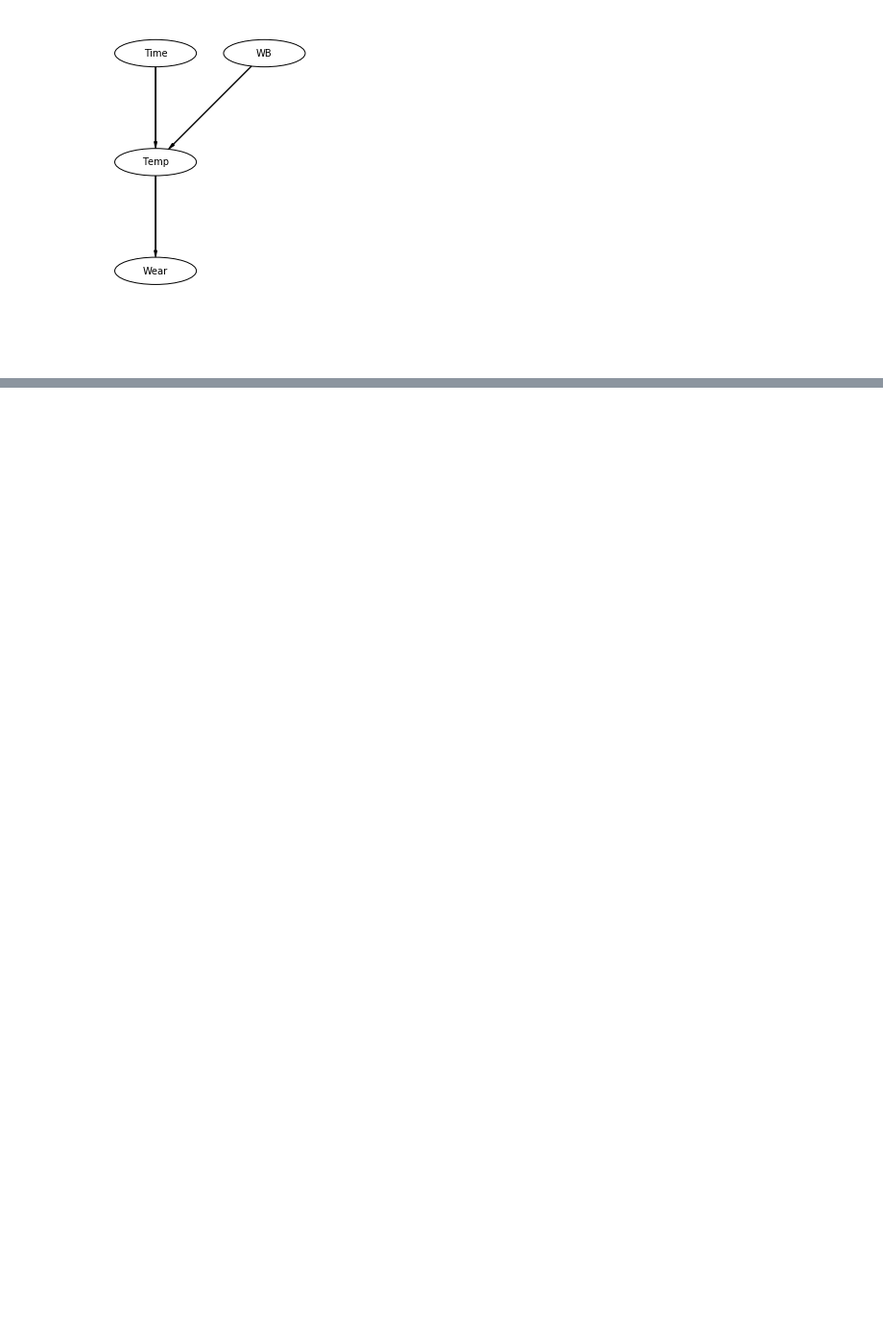
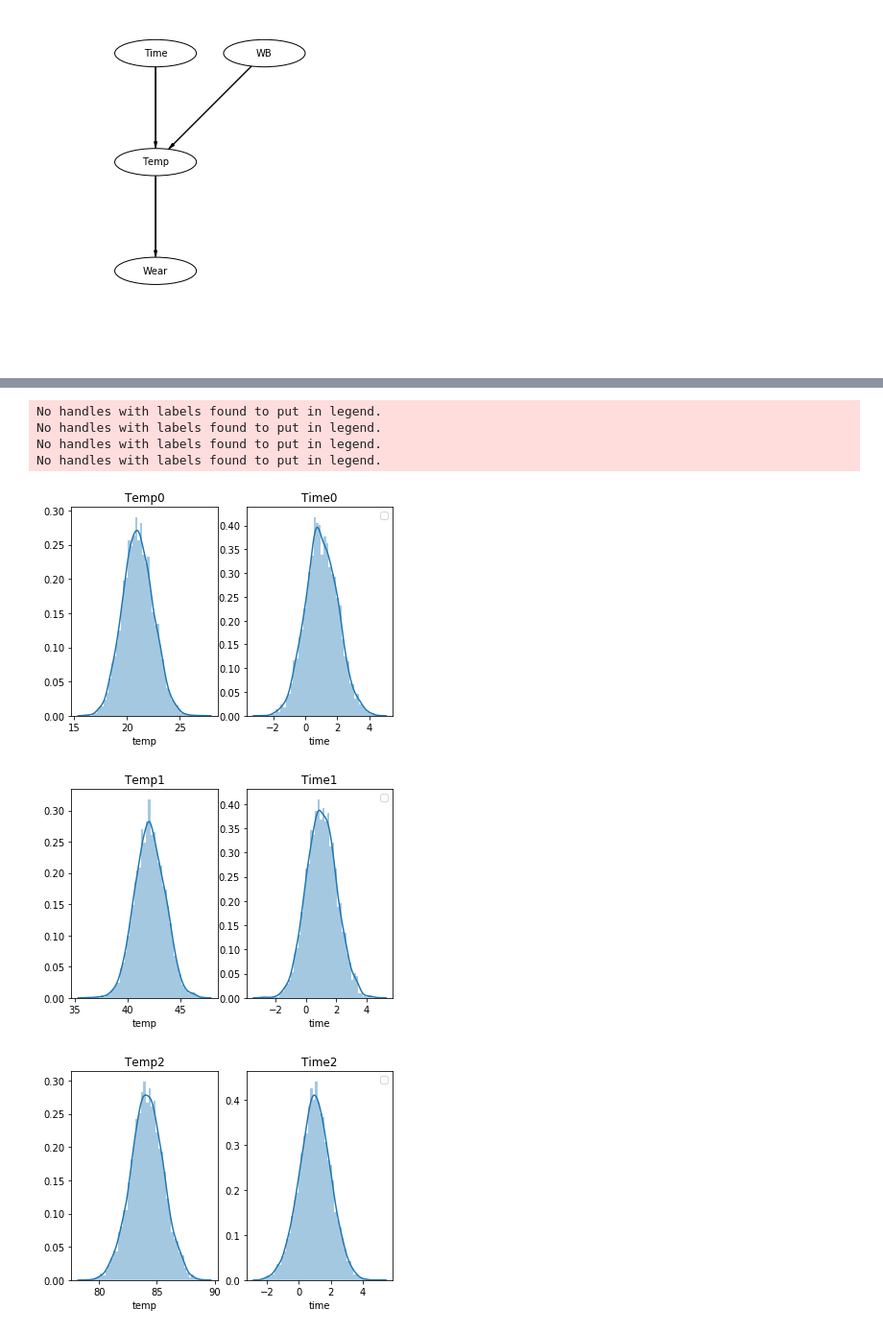
Before and after one commit to sunilsainiK/Bayes, a Jupyter notebook: Bayesian network.ipynb, the cells around one changed output, grey strips where cells are left out. Shown at 96% size. Drawn from its saved outputs; the diff is of its cells as text; code cells hidden in the pictures; blank space fills up the shorter version.

```diff
--- a/Bayesian network.ipynb
+++ b/Bayesian network.ipynb
@@ -158,0 +191,16 @@ NUTS: [changedWear, wear2, Temp2, Time2]
+# %%
+i=0
+for i in range(0,len(df)-1):
+    fig, ax =plt.subplots(1,2)
+    seaborn.distplot(globals()["predStep" + str(i)].temp,ax=ax[0]).set_title("Temp"+str(i))
+    seaborn.distplot(globals()["predStep" + str(i)].time,ax=ax[1]).set_title("Time"+str(i))
+
+    #seaborn.factorplot("Wear", data=globals()["predStep" + str(i)],ax=ax[1], kind="box")
+# %% [output]
+No handles with labels found to put in legend.
+No handles with labels found to put in legend.
+No handles with labels found to put in legend.
+No handles with labels found to put in legend.
+[figure, added]
+[figure, added]
+[figure, added]
```
Also changed, not shown: parts of 19 cells of this notebook.
